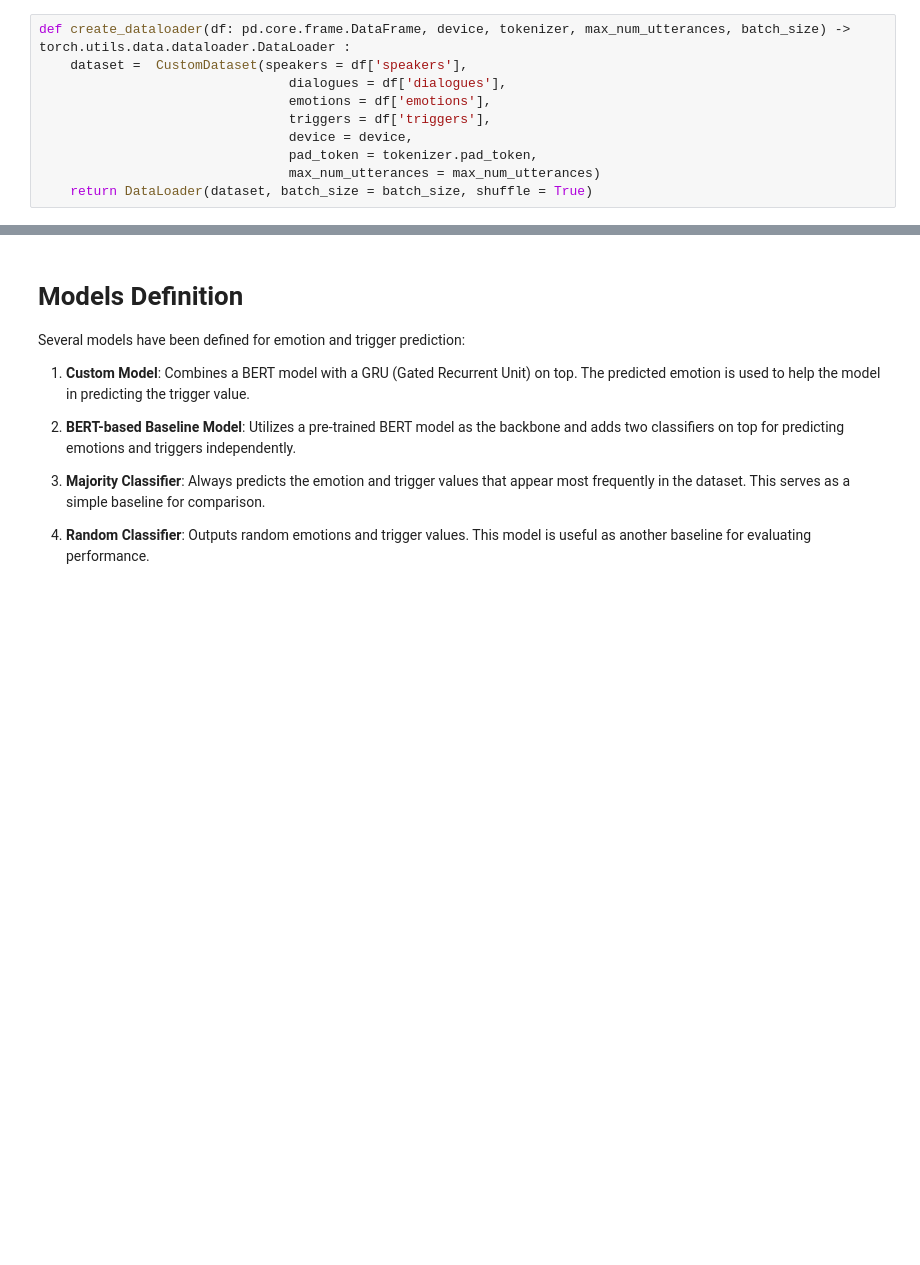
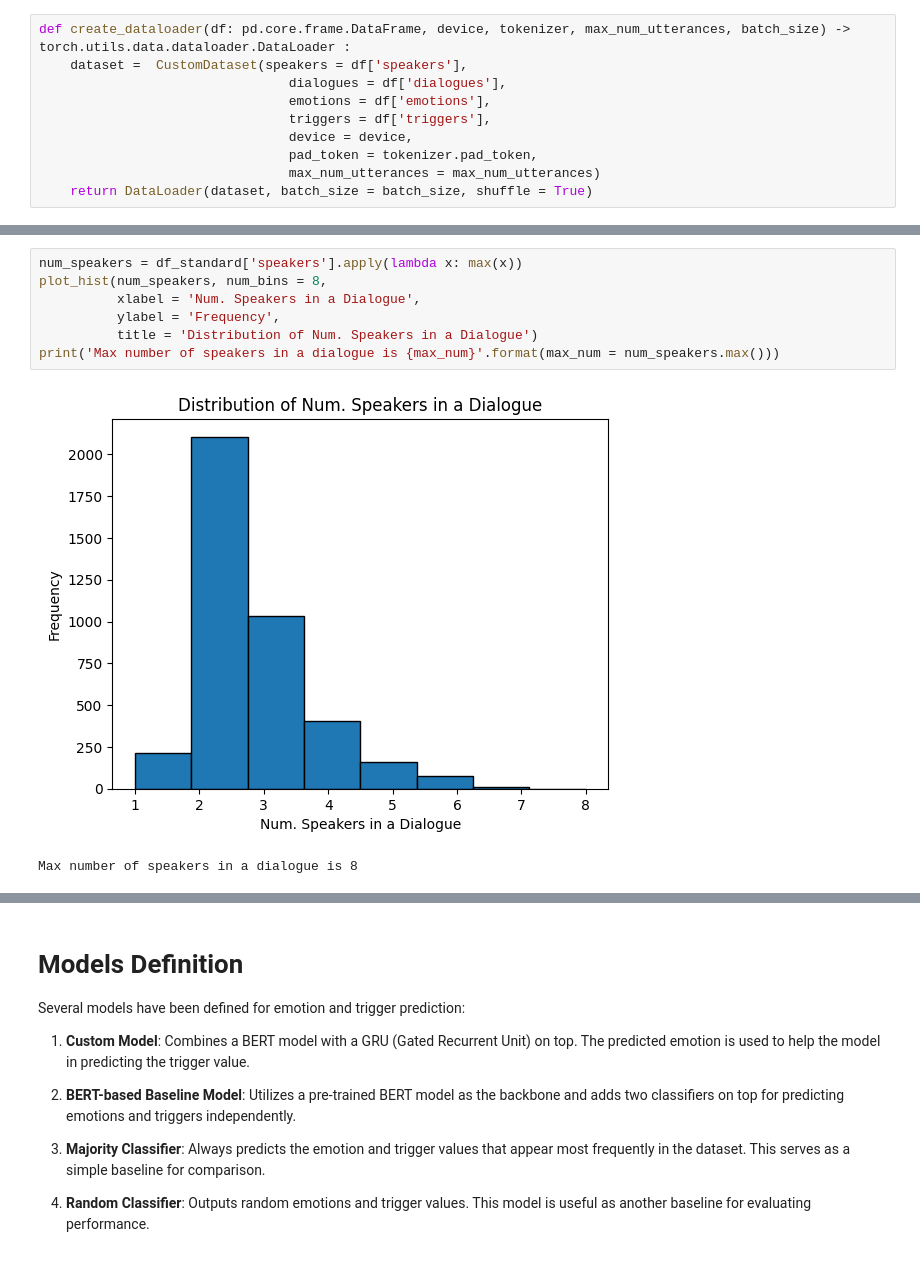
Before and after one commit to DanieleBaiocco/NLPProject, a Jupyter notebook: nlp_project.ipynb, the cells around one changed output, grey strips where cells are left out. Drawn from its saved outputs; the diff is of its cells as text; blank space fills up the shorter version.

```diff
--- a/nlp_project.ipynb
+++ b/nlp_project.ipynb
@@ -263,0 +303,10 @@ def create_dataloader(df: pd.core.frame.DataFrame, device, tokenizer, max_num_ut
+# %%
+num_speakers = df_standard['speakers'].apply(lambda x: max(x))
+plot_hist(num_speakers, num_bins = 8,
+          xlabel = 'Num. Speakers in a Dialogue',
+          ylabel = 'Frequency',
+          title = 'Distribution of Num. Speakers in a Dialogue')
+print('Max number of speakers in a dialogue is {max_num}'.format(max_num = num_speakers.max()))
+# %% [output]
+[figure, added]
+Max number of speakers in a dialogue is 8
```
Also changed, not shown: parts of 8 cells of this notebook.
